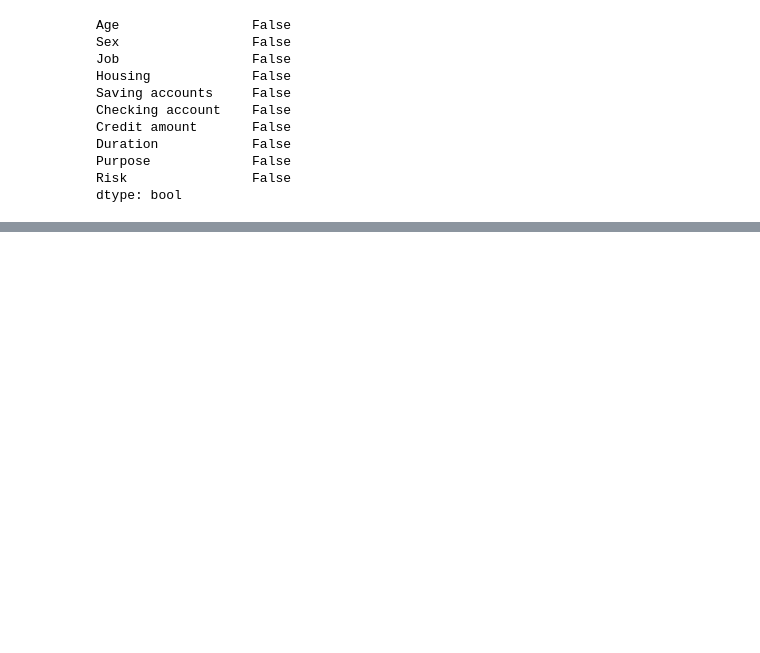
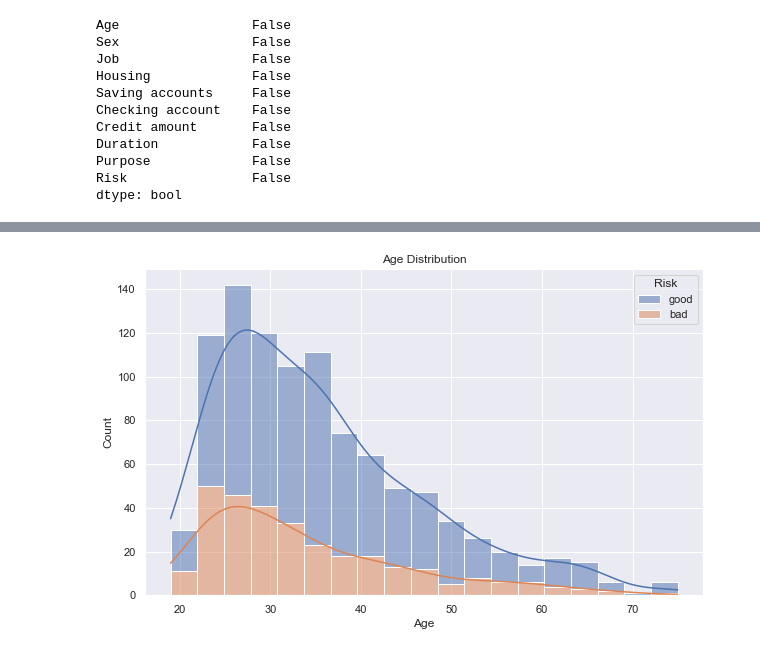
Before and after one commit to bigdatavietnam-org/german-credit-risk, a Jupyter notebook: german-credit-risk.ipynb, the cells around one changed output, grey strips where cells are left out. Cells and saved outputs as stored; diff of their text form; code cells hidden in the pictures; blank space fills up the shorter version.

```diff
--- a/german-credit-risk.ipynb
+++ b/german-credit-risk.ipynb
@@ -165,6 +165,14 @@ fig = ff.create_scatterplotmatrix(data_matrix, diag='box', index='index',colorma
 py.iplot(fig)
 # %% [output]
 [interactive output not drawn]
+# %%
+plt.figure(figsize=(10, 6))
+age_disticution_df = credit_df[['Age', 'Risk']]
+sns.histplot(data=age_disticution_df, x="Age", hue="Risk", multiple="stack", kde=True)
+plt.title("Age Distribution")
+plt.show()
+# %% [output]
+[figure, added]
 # %%
 df_good = credit_df.loc[credit_df["Risk"] == 'good']['Age'].values.tolist()
 df_bad = credit_df.loc[credit_df["Risk"] == 'bad']['Age'].values.tolist()
```
